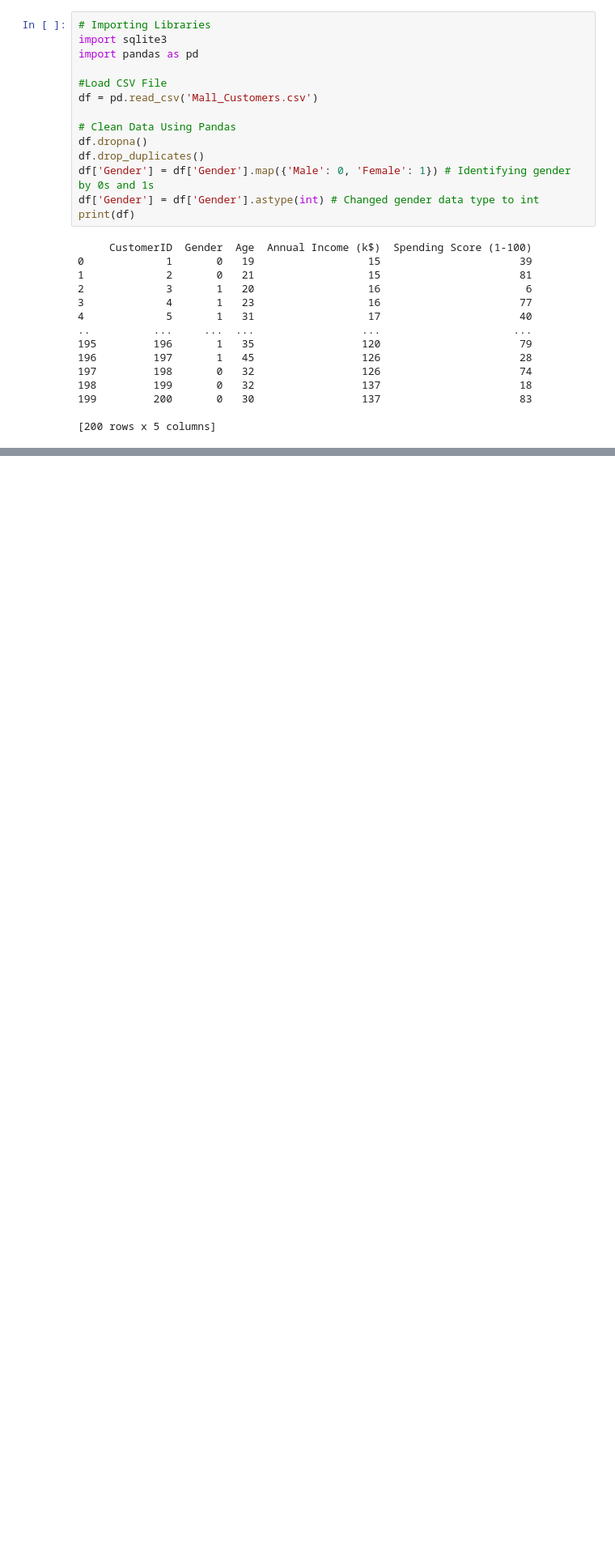
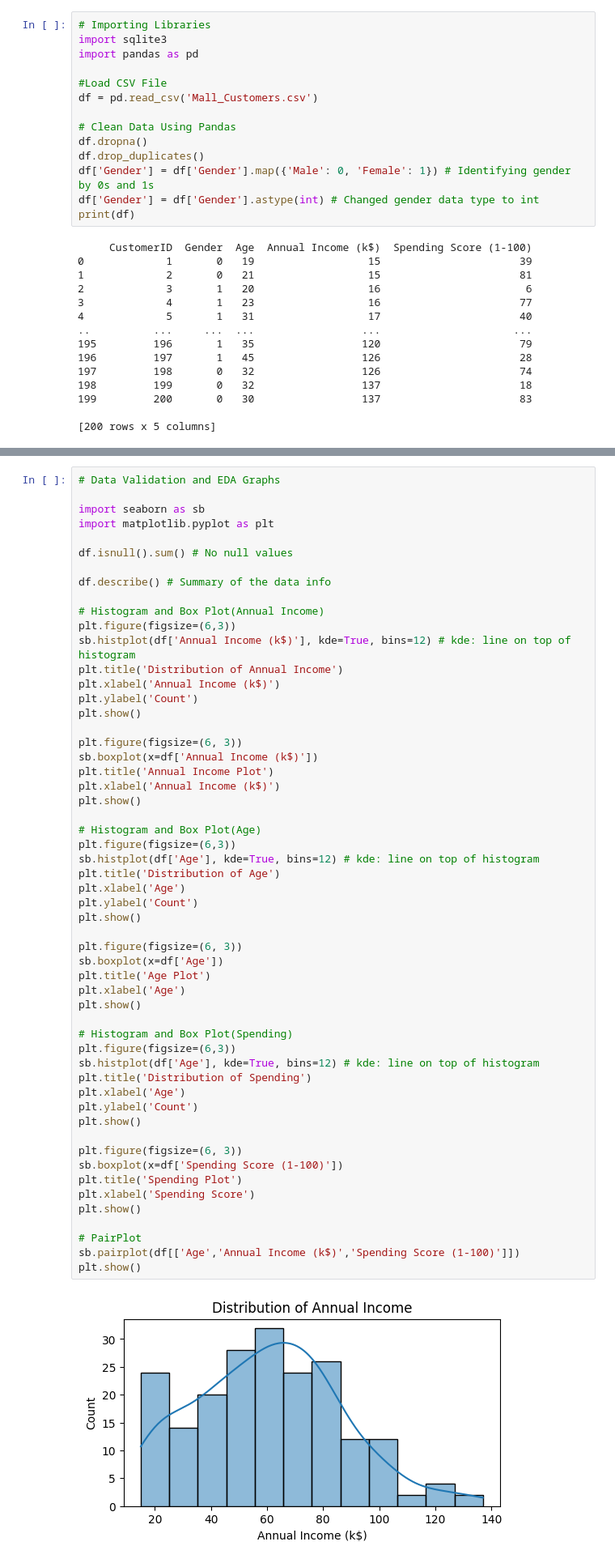
Before and after one commit to SujayBoyapati/Customer-Segmentation-Analysis, a Jupyter notebook: project.ipynb, the cells around one changed output, grey strips where cells are left out. Shown at 81% size. Cells and saved outputs as stored; diff of their text form; blank space fills up the shorter version.

```diff
--- a/project.ipynb
+++ b/project.ipynb
@@ -119,0 +123,57 @@ df.head(5)
+# %%
+# Data Validation and EDA Graphs
+
+import seaborn as sb
+import matplotlib.pyplot as plt
+
+df.isnull().sum() # No null values
+
+df.describe() # Summary of the data info
+
+# Histogram and Box Plot(Annual Income)
+plt.figure(figsize=(6,3))
+sb.histplot(df['Annual Income (k$)'], kde=True, bins=12) # kde: line on top of histogram
+plt.title('Distribution of Annual Income')
+plt.xlabel('Annual Income (k$)')
+plt.ylabel('Count')
+plt.show()
+
+plt.figure(figsize=(6, 3))
+sb.boxplot(x=df['Annual Income (k$)'])
+plt.title('Annual Income Plot')
+plt.xlabel('Annual Income (k$)')
+plt.show()
+
+# Histogram and Box Plot(Age)
+plt.figure(figsize=(6,3))
+sb.histplot(df['Age'], kde=True, bins=12) # kde: line on top of histogram
+plt.title('Distribution of Age')
+plt.xlabel('Age')
+plt.ylabel('Count')
+plt.show()
+
+plt.figure(figsize=(6, 3))
+sb.boxplot(x=df['Age'])
+plt.title('Age Plot')
+plt.xlabel('Age')
+plt.show()
+
+# Histogram and Box Plot(Spending)
+plt.figure(figsize=(6,3))
+sb.histplot(df['Age'], kde=True, bins=12) # kde: line on top of histogram
+plt.title('Distribution of Spending')
+plt.xlabel('Age')
+plt.ylabel('Count')
+plt.show()
+
+plt.figure(figsize=(6, 3))
+sb.boxplot(x=df['Spending Score (1-100)'])
+plt.title('Spending Plot')
+plt.xlabel('Spending Score')
+plt.show()
+
+# PairPlot
+sb.pairplot(df[['Age','Annual Income (k$)','Spending Score (1-100)']])
+plt.show()
+# %% [output]
+[figure, added]
```
Also changed, not shown: parts of 4 cells of this notebook.
